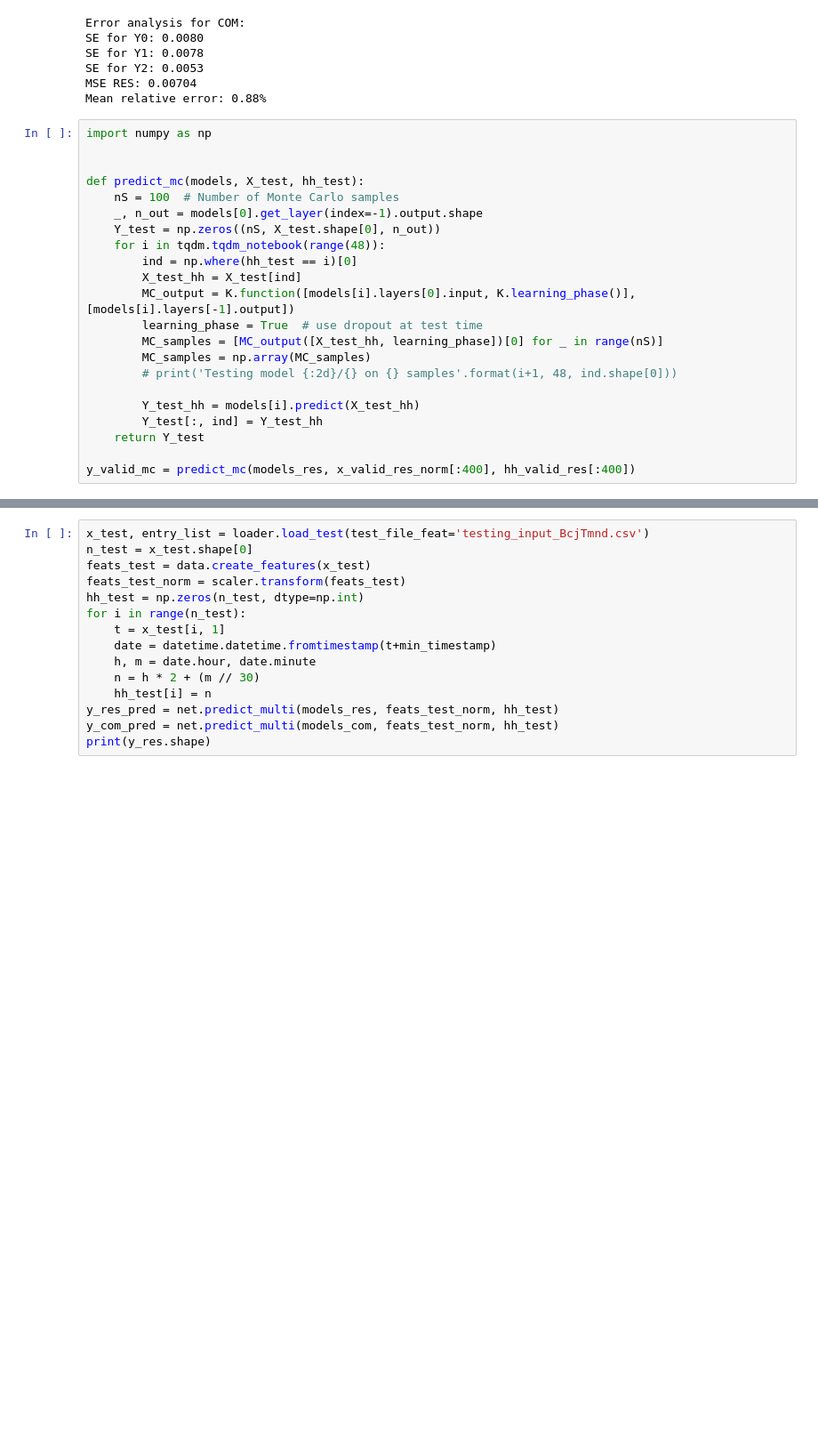
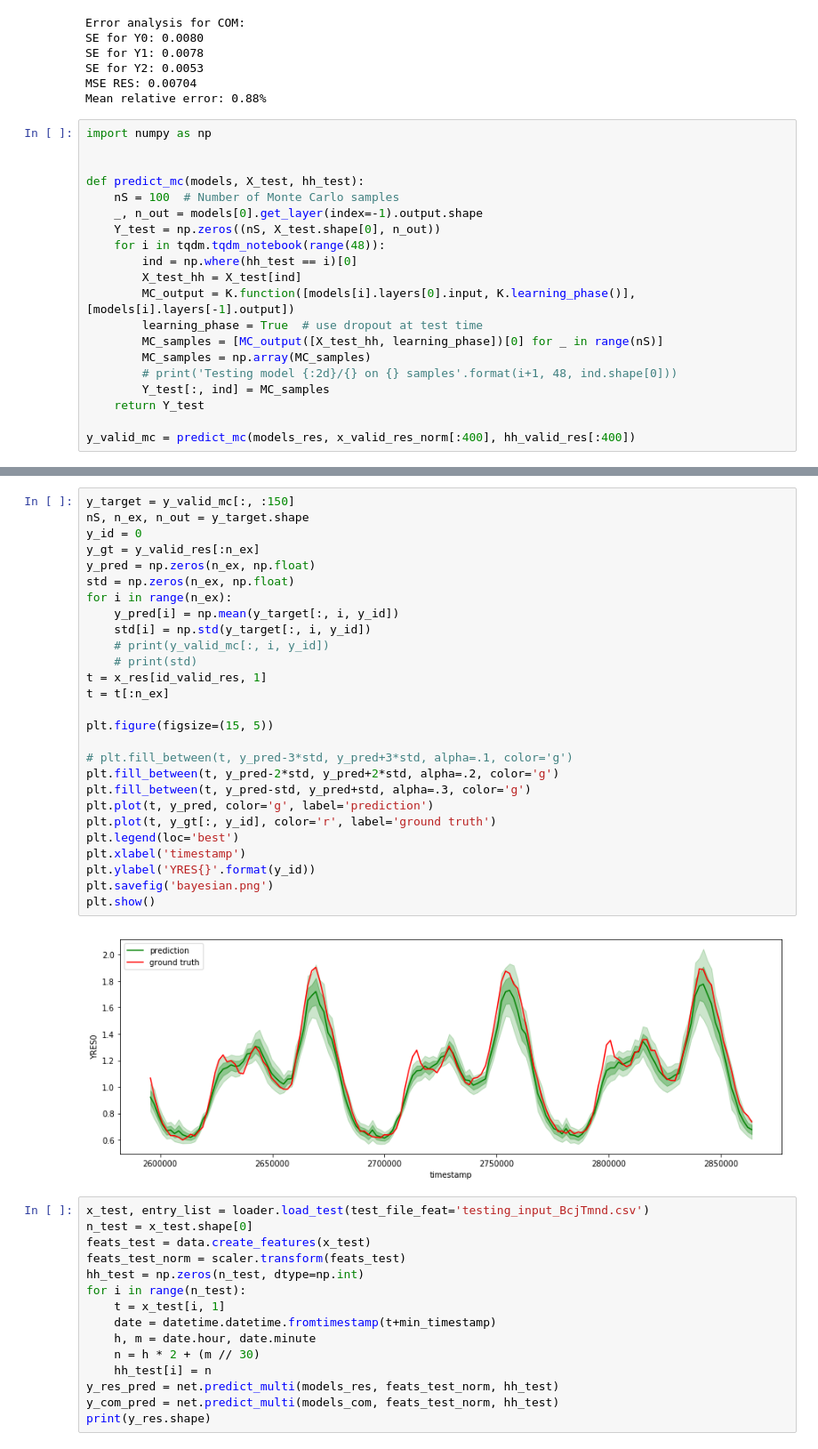
Before and after one commit to tangih/EnedisDataChallenge, a Jupyter notebook: main.ipynb, the cells around one changed output, grey strips where cells are left out. Shown at 89% size. Saved outputs shown, nothing was run; the diff lists cells and outputs as text; blank space fills up the shorter version.

Commit message:
added uncetainty curves

```diff
--- a/main.ipynb
+++ b/main.ipynb
@@ -226,14 +226,41 @@ def predict_mc(models, X_test, hh_test):
         MC_samples = [MC_output([X_test_hh, learning_phase])[0] for _ in range(nS)]
         MC_samples = np.array(MC_samples)
         # print('Testing model {:2d}/{} on {} samples'.format(i+1, 48, ind.shape[0]))
-
-        Y_test_hh = models[i].predict(X_test_hh)
-        Y_test[:, ind] = Y_test_hh
+        Y_test[:, ind] = MC_samples
     return Y_test
 
 y_valid_mc = predict_mc(models_res, x_valid_res_norm[:400], hh_valid_res[:400])
 # %% [output]
 [interactive output not drawn]
+# %%
+y_target = y_valid_mc[:, :150]
+nS, n_ex, n_out = y_target.shape
+y_id = 0
+y_gt = y_valid_res[:n_ex]
+y_pred = np.zeros(n_ex, np.float)
+std = np.zeros(n_ex, np.float)
+for i in range(n_ex):
+    y_pred[i] = np.mean(y_target[:, i, y_id])
+    std[i] = np.std(y_target[:, i, y_id])
+    # print(y_valid_mc[:, i, y_id])
+    # print(std)
+t = x_res[id_valid_res, 1]
+t = t[:n_ex]
+
+plt.figure(figsize=(15, 5))
+
+# plt.fill_between(t, y_pred-3*std, y_pred+3*std, alpha=.1, color='g')
+plt.fill_between(t, y_pred-2*std, y_pred+2*std, alpha=.2, color='g')
+plt.fill_between(t, y_pred-std, y_pred+std, alpha=.3, color='g')
+plt.plot(t, y_pred, color='g', label='prediction')
+plt.plot(t, y_gt[:, y_id], color='r', label='ground truth')
+plt.legend(loc='best')
+plt.xlabel('timestamp')
+plt.ylabel('YRES{}'.format(y_id))
+plt.savefig('bayesian.png')
+plt.show()
+# %% [output]
+[figure, added]
 # %%
 x_test, entry_list = loader.load_test(test_file_feat='testing_input_BcjTmnd.csv')
 n_test = x_test.shape[0]
```
